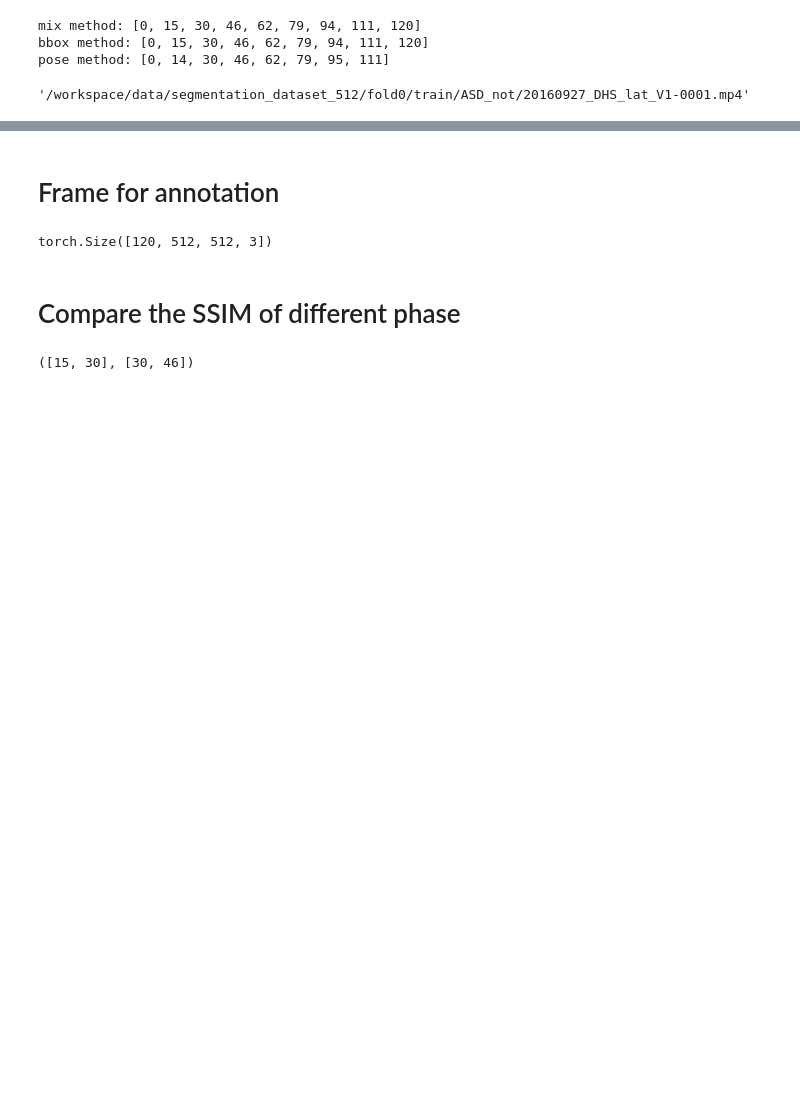
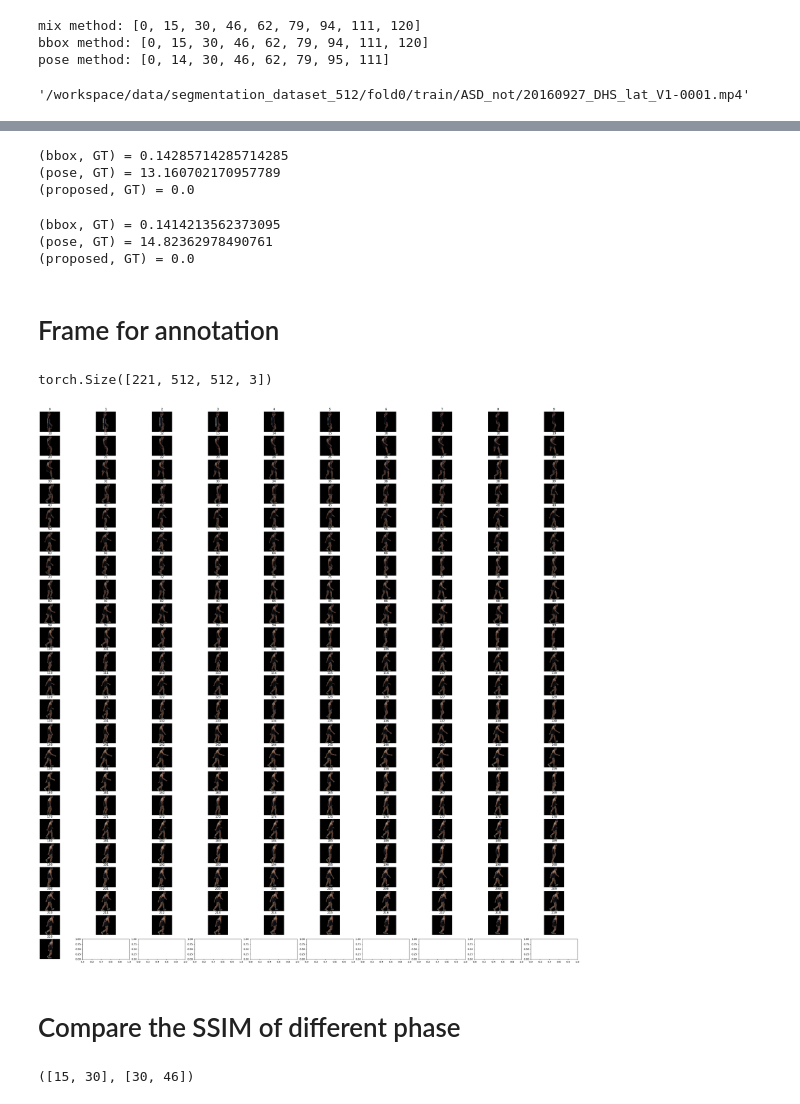
Before and after one commit to ChenKaiXuSan/Skeleton_ASD_PyTorch, a Jupyter notebook: analysis/gait_cycle_analysis.ipynb, the cells around one changed output, grey strips where cells are left out. Saved outputs shown, nothing was run; the diff lists cells and outputs as text; code cells hidden in the pictures; blank space fills up the shorter version.

```diff
--- a/analysis/gait_cycle_analysis.ipynb
+++ b/analysis/gait_cycle_analysis.ipynb
@@ -70,12 +94,30 @@ print(np.sqrt(sum_sq) / len(pose))
+# %%
+# ASD
+
+bbox = np.array([0, 12, 24, 37, 50, 61, 69])
+pose = np.array([0, 11, 24, 36, 48, 0, 0])
+proposed = np.array([0, 11, 24, 37, 50, 61, 69])
+ground_truth = np.array([0, 11, 24, 37, 50, 61, 69])
+
+for i in zip(['bbox', 'pose', 'proposed'], [bbox, pose, proposed]):
+	print(f'({i[0]}, GT) = {calc_ed(i[1], ground_truth)}')
+# %% [output]
+(bbox, GT) = 0.14285714285714285
+(pose, GT) = 13.160702170957789
+(proposed, GT) = 0.0
+# %%
+# HipOA
+
+bbox = np.array([0, 11, 22, 37, 50, 63, 77, 91, 106, 117])
+pose = np.array([0, 11, 23, 36, 50, 65, 77, 0, 106, 0])
+proposed = np.array([0, 11, 23, 36, 50, 63, 77, 91, 106, 117])
+ground_truth = np.array([0, 11, 23, 36, 50, 63, 77, 91, 106, 117])
+
+for i in zip(['bbox', 'pose', 'proposed'], [bbox, pose, proposed]):
+	print(f'({i[0]}, GT) = {calc_ed(i[1], ground_truth)}')
+# %% [output]
+(bbox, GT) = 0.1414213562373095
+(pose, GT) = 14.82362978490761
+(proposed, GT) = 0.0
 # %% [markdown]
 # Frame for annotation
-# %%
-from torchvision.io import read_video
-import matplotlib.pyplot as plt
-
-# load video
-video_path = mix_method["video_path"]
-vframes, *_ = read_video(video_path, pts_unit="sec", output_format="THWC")
-vframes.shape
-# %% [output]
-torch.Size([120, 512, 512, 3])
@@ -87,3 +124,34 @@ torch.Size([120, 512, 512, 3])
+# %%
+from torchvision.io import read_video
+import matplotlib.pyplot as plt
+import math
+
+# load video
+video_path = mix_method["video_path"]
+vframes, *_ = read_video(video_path, pts_unit="sec", output_format="THWC")
+print(vframes.shape)
+
+# save sample to observate
+
+total_frame = vframes.shape[0]
+col = 10
+row = math.ceil(total_frame / col)
+
+fig, axes = plt.subplots(row, col, figsize=(40,40))
+
+for r in range(row):
+	for num, c in enumerate(range(col)):
+		if r*10+c >= total_frame:
+			break
+		img = vframes[r*10+c]
+		ax = axes[r, c]
+		ax.imshow(img)
+		ax.axis('off')
+		ax.set_title(f'{r*10+c}')
+fig.show()
+# %% [output]
+torch.Size([221, 512, 512, 3])
+[figure, added]
 # %% [markdown]
 # Compare the SSIM of different phase
 # %%
```
Also changed, not shown: parts of 6 cells of this notebook, 3 other files.
